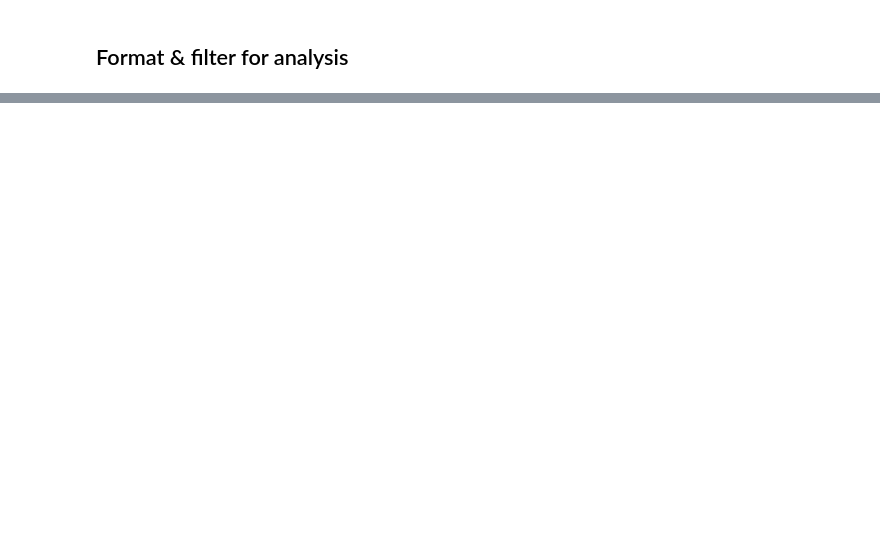
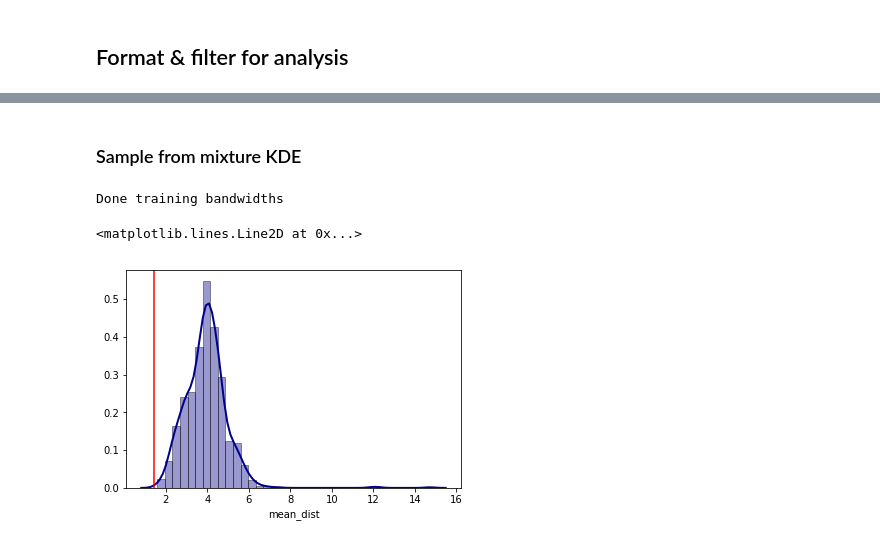
Before and after one commit to galbraic/spatial-assocr, a Jupyter notebook: notebooks/visits.ipynb, the cells around one changed output, grey strips where cells are left out. Saved outputs shown, nothing was run; the diff lists cells and outputs as text; code cells hidden in the pictures; blank space fills up the shorter version.

```diff
--- a/notebooks/visits.ipynb
+++ b/notebooks/visits.ipynb
@@ -266,5 +335,5 @@ mpp.describe()
 # %%
-def get_sample_space(df, user_id):
+def get_individual_component(df, user_id):
     # user's location set is all unique parcels visited regardless of month
     loc_set = df.loc[mpp['uid'] == user_id]['location_id'].unique()
 
@@ -303,5 +372,3 @@ def get_sample_space(df, user_id):
     print('Sum of weights:', round(sum(samp_sp.w), 2))
 
     return samp_sp
-
-samp_sp = get_sample_space(mpp, 1)
@@ -313,0 +375,4 @@ Sum of weights: 1.0
+# %%
+# get the sample space
+user = 1
+indiv_data = get_individual_component(mpp, user)
@@ -313,0 +394,2 @@ Sum of weights: 1.0
+# %% [markdown]
+### Sample from mixture KDE
@@ -313,0 +400,57 @@ Sum of weights: 1.0
+# %%
+# learn the bw & format for sampling
+pts = samp_sp.loc[:, ['lon', 'lat']].values
+bw = learn_nearest_neighbors_bandwidth(pts, k=5, min_bw=0.05)
+kde_data = np.hstack(
+    [
+        np.atleast_2d(samp_sp['uid'].values).T,
+        pts,
+        np.atleast_2d(bw).T,
+        np.atleast_2d(samp_sp['w'].values).T
+    ]
+)
+
+# setup simulation
+mpp_star = mpp.loc[mpp['uid'] == user]
+a_star = mpp_star.loc[mpp_star['m'] == 'a']  # fix events in A^*
+a_star_unique = a_star.drop_duplicates(subset='location_id')
+b_star = mpp_star.loc[mpp_star['m'] == 'b']
+b_star_unique = b_star.drop_duplicates(subset='location_id')
+
+# PARAMETERS
+n_sim = 1000
+n_b_star = len(b_star_unique)
+k = 1  # which nearest neighbor to use in distance computation
+
+# do the simulation
+sim = {}
+scores = {}
+for ell in range(n_sim):
+    sim[ell] = {}
+    sim[ell]['locations'] = sample_from_kde(kde_data, n=n_b_star)
+    s = pd.DataFrame(sim[ell]['locations'], columns=['lon', 'lat'])
+    sim[ell]['dists'] = kdnearest(a=a_star_unique, b=s, k=k)
+
+    scores[ell] = {}
+    scores[ell]['mean_dist'] = np.mean(sim[ell]['dists'])
+    scores[ell]['med_dist'] = np.median(sim[ell]['dists'])
+
+scores = pd.DataFrame.from_dict(scores, orient='index')
+obs_dist = kdnearest(a=a_star_unique, b=b_star_unique, k=k)
+# %% [output]
+Done training bandwidths
+# %%
+# mean dist to kth nn
+sns.distplot(
+    scores['mean_dist'],
+    hist=True,
+    kde=True,
+    bins=int(180/5),
+    color = 'darkblue',
+    hist_kws={'edgecolor':'black'},
+    kde_kws={'linewidth': 2}
+)
+plt.axvline(np.mean(obs_dist), 0, 1, color='red')
+# %% [output]
+<matplotlib.lines.Line2D at 0x...>
+[figure, added]
```
Also changed, not shown: parts of 31 cells of this notebook, 1 other file.
